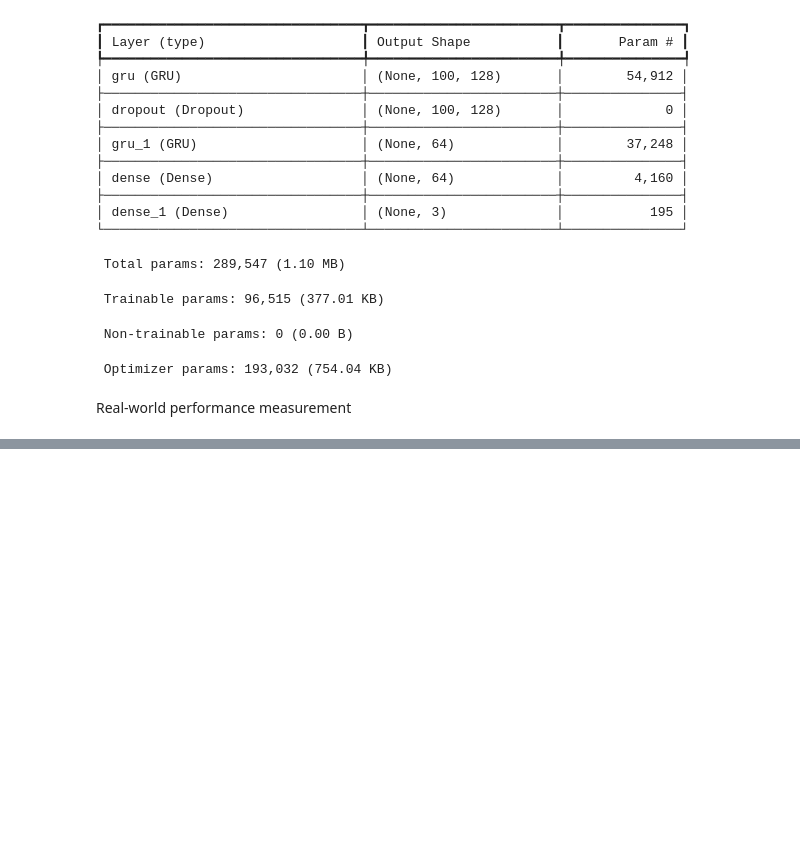
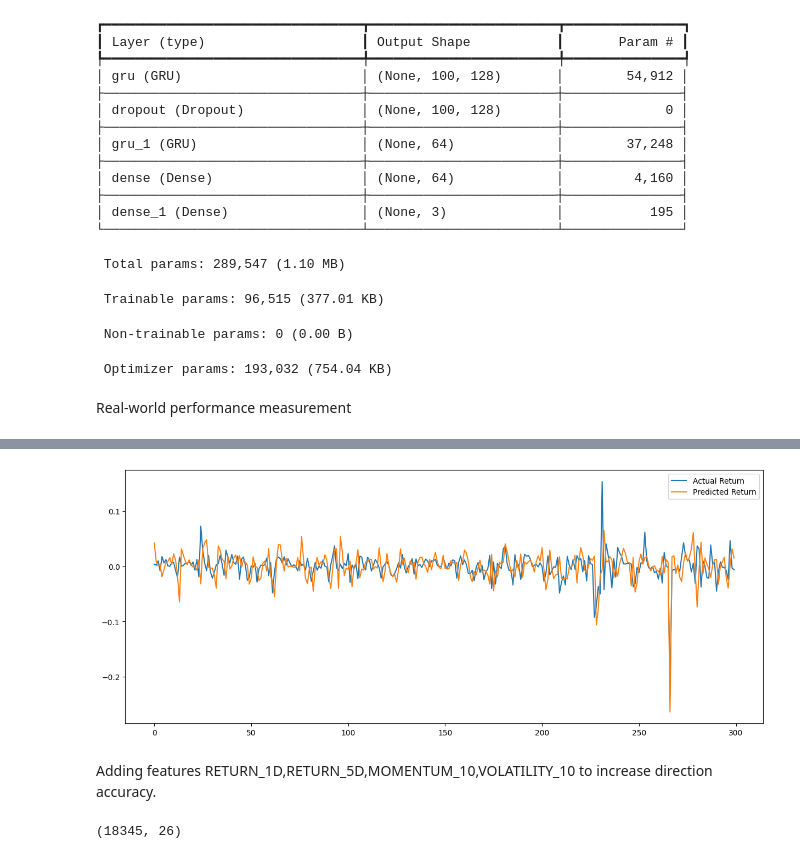
Before and after one commit to m4nn4t/stock_price_prediction, a Jupyter notebook: MultiStock.ipynb, the cells around one changed output, grey strips where cells are left out. Saved outputs shown, nothing was run; the diff lists cells and outputs as text; code cells hidden in the pictures; blank space fills up the shorter version.

```diff
--- a/MultiStock.ipynb
+++ b/MultiStock.ipynb
@@ -951,0 +964,18 @@ print(direction_accuracy)
+# %%
+actual_return=(actual_prices[1:]-actual_prices[:-1])/actual_prices[:-1]
+
+pred_return=(pred_prices[1:]-pred_prices[:-1])/pred_prices[:-1]
+
+plt.figure(figsize=(15,6))
+
+plt.plot(actual_return[:300],label="Actual Return")
+
+plt.plot(pred_return[:300],label="Predicted Return")
+
+plt.legend()
+
+plt.show()
+# %% [output]
+[figure, added]
+# %% [markdown]
+Adding features RETURN_1D,RETURN_5D,MOMENTUM_10,VOLATILITY_10 to increase direction accuracy.
@@ -951,0 +1007,6 @@ print(direction_accuracy)
+# %%
+feature_df=feature_df.dropna()
+
+print(feature_df.shape)
+# %% [output]
+(18345, 26)
```
Also changed, not shown: parts of 28 cells of this notebook.
